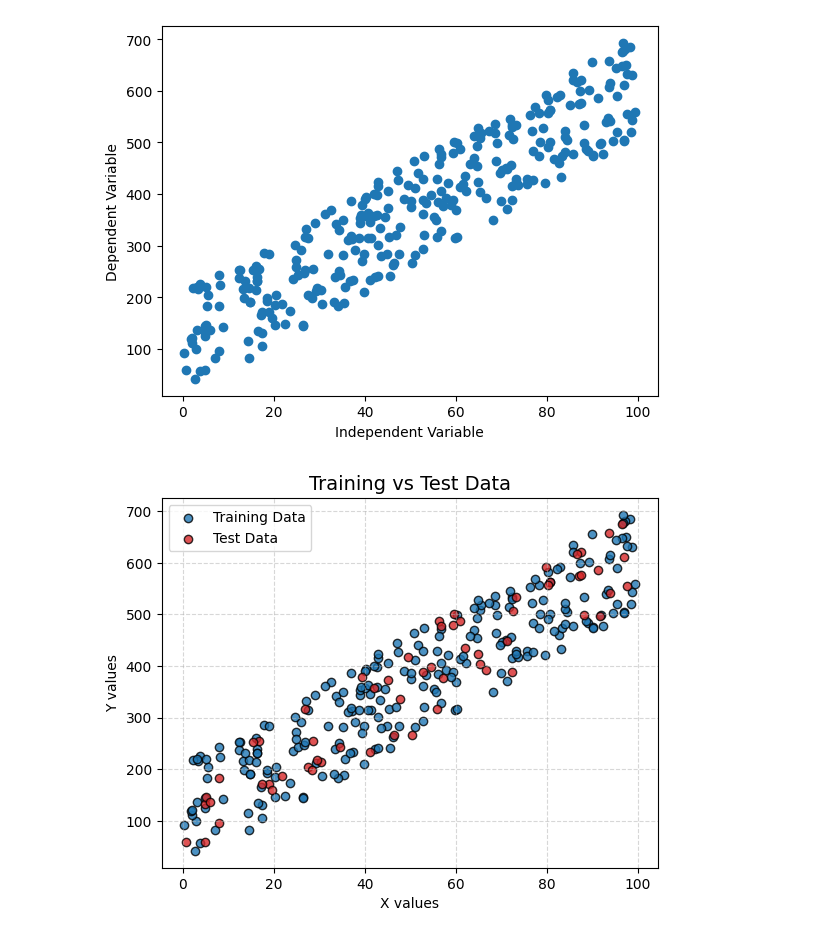
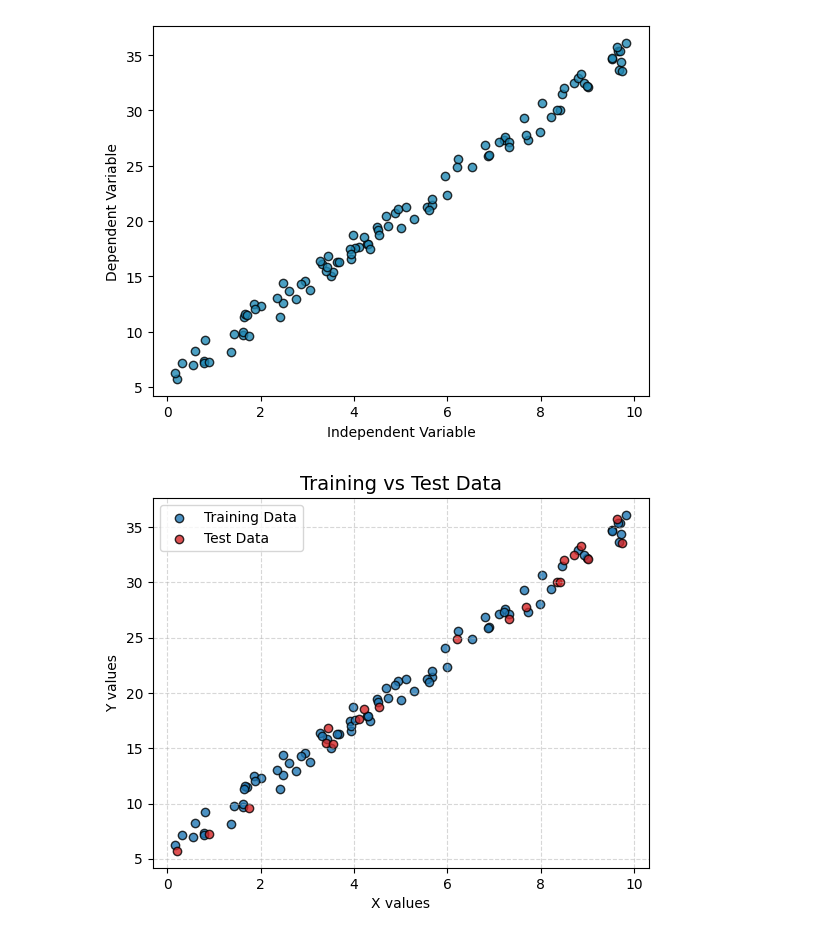
Before and after one commit to YOUHAD08/Linear-Regression-from-Scratch-and-with-Scikit-Learn, a Jupyter notebook: main.ipynb, the cells around one changed output. Drawn from its saved outputs; the diff is of its cells as text; code cells hidden in the pictures.

```diff
--- a/main.ipynb
+++ b/main.ipynb
@@ -4,16 +4,16 @@ import matplotlib.pylab as plt
 from sklearn.model_selection import train_test_split
 # %%
 np.random.seed(33)
-data_lenght=300
-coefficient, intercept=5, 10
-X=np.random.rand(data_lenght)*100
-Noise=np.random.rand(data_lenght)*200
+number_of_points=100
+coefficient, intercept=3, 4
+X=np.random.rand(number_of_points)*10
+Noise=np.random.rand(number_of_points)*3
 Y=coefficient*X + intercept + Noise
 # %%
-plt.scatter(X,Y)
+plt.scatter(X,Y, color='#1f88b4', alpha=0.8, edgecolor='k')
 plt.xlabel('Independent Variable')
 plt.ylabel('Dependent Variable')
 plt.show()
 # %% [output]
-[figure, old version]
+[figure, new version]
 # %%
@@ -32,5 +32,5 @@ plt.legend()
 plt.grid(True, linestyle='--', alpha=0.5)
 plt.show()
 # %% [output]
-[figure, old version]
+[figure, new version]
 # %%
```
Also changed, not shown: parts of 4 cells of this notebook.
